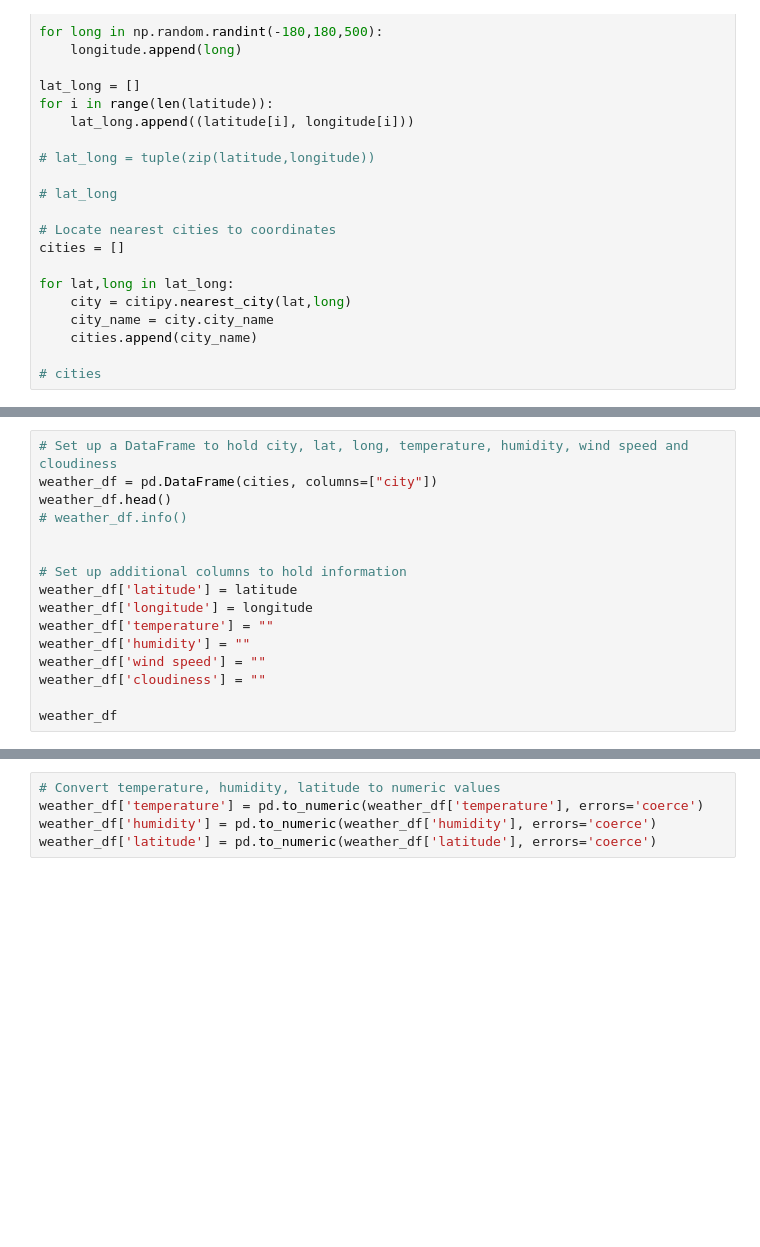
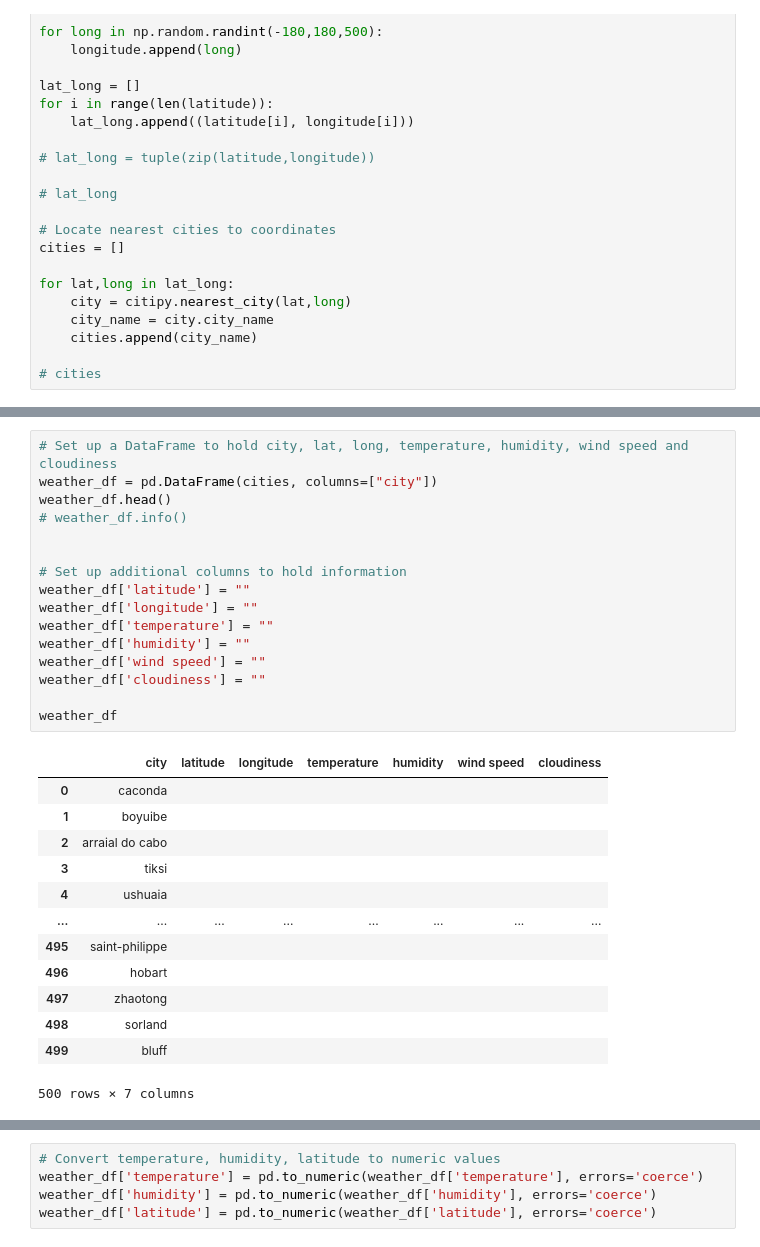
Before and after one commit to abbyabridged/python-api-challenge, a Jupyter notebook: WeatherPy/WeatherPy.ipynb, the cells around one changed output, grey strips where cells are left out. Saved outputs shown, nothing was run; the diff lists cells and outputs as text; blank space fills up the shorter version.

```diff
--- a/WeatherPy/WeatherPy.ipynb
+++ b/WeatherPy/WeatherPy.ipynb
@@ -151,19 +178,33 @@ print(f"Cloudiness: {cloudiness}")
 # %%
 # Set up a DataFrame to hold city, lat, long, temperature, humidity, wind speed and cloudiness
 weather_df = pd.DataFrame(cities, columns=["city"])
 weather_df.head()
 # weather_df.info()
 
 
 # Set up additional columns to hold information
-weather_df['latitude'] = latitude
-weather_df['longitude'] = longitude
+weather_df['latitude'] = ""
+weather_df['longitude'] = ""
 weather_df['temperature'] = ""
 weather_df['humidity'] = ""
 weather_df['wind speed'] = ""
 weather_df['cloudiness'] = ""
 
 weather_df
+# %% [output]
+|  | city | latitude | longitude | temperature | humidity | wind speed | cloudiness |
+| 0 | caconda |  |  |  |  |  |  |
+| 1 | boyuibe |  |  |  |  |  |  |
+| 2 | arraial do cabo |  |  |  |  |  |  |
+| 3 | tiksi |  |  |  |  |  |  |
+| 4 | ushuaia |  |  |  |  |  |  |
+| ... | ... | ... | ... | ... | ... | ... | ... |
+| 495 | saint-philippe |  |  |  |  |  |  |
+| 496 | hobart |  |  |  |  |  |  |
+| 497 | zhaotong |  |  |  |  |  |  |
+| 498 | sorland |  |  |  |  |  |  |
+| 499 | bluff |  |  |  |  |  |  |
+500 rows × 7 columns
 # %%
 # Data retrieval
 
```
Also changed, not shown: parts of 22 cells of this notebook, 5 other files.
